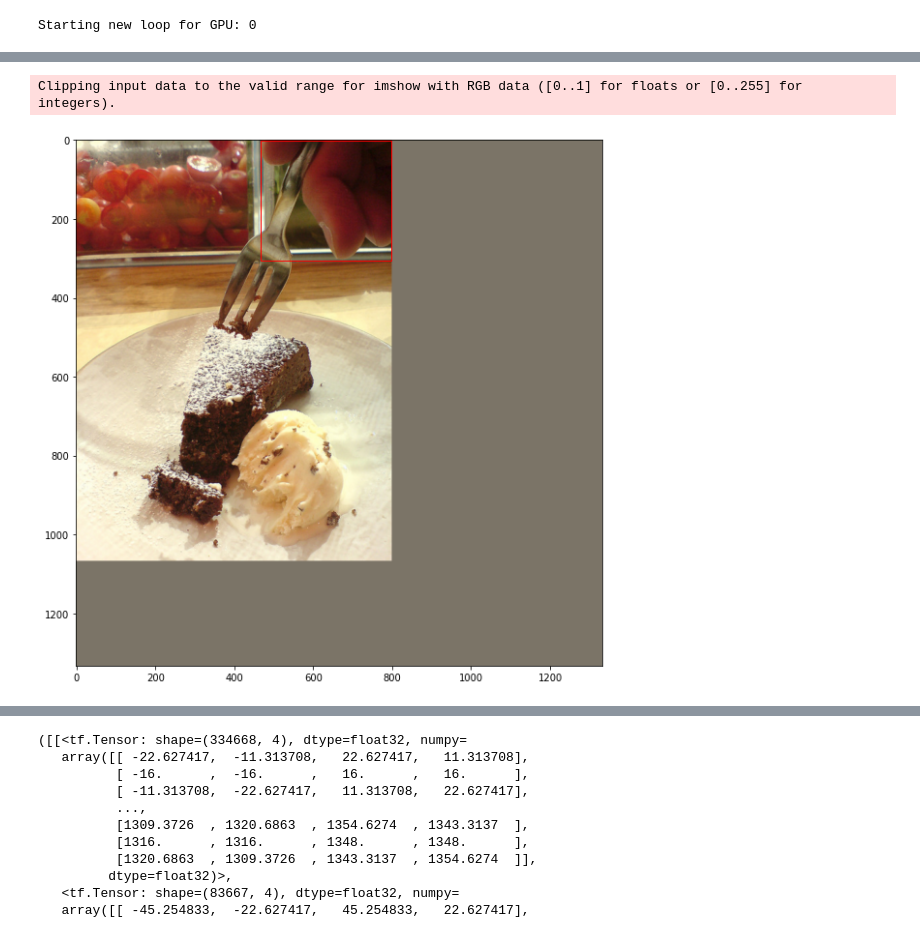
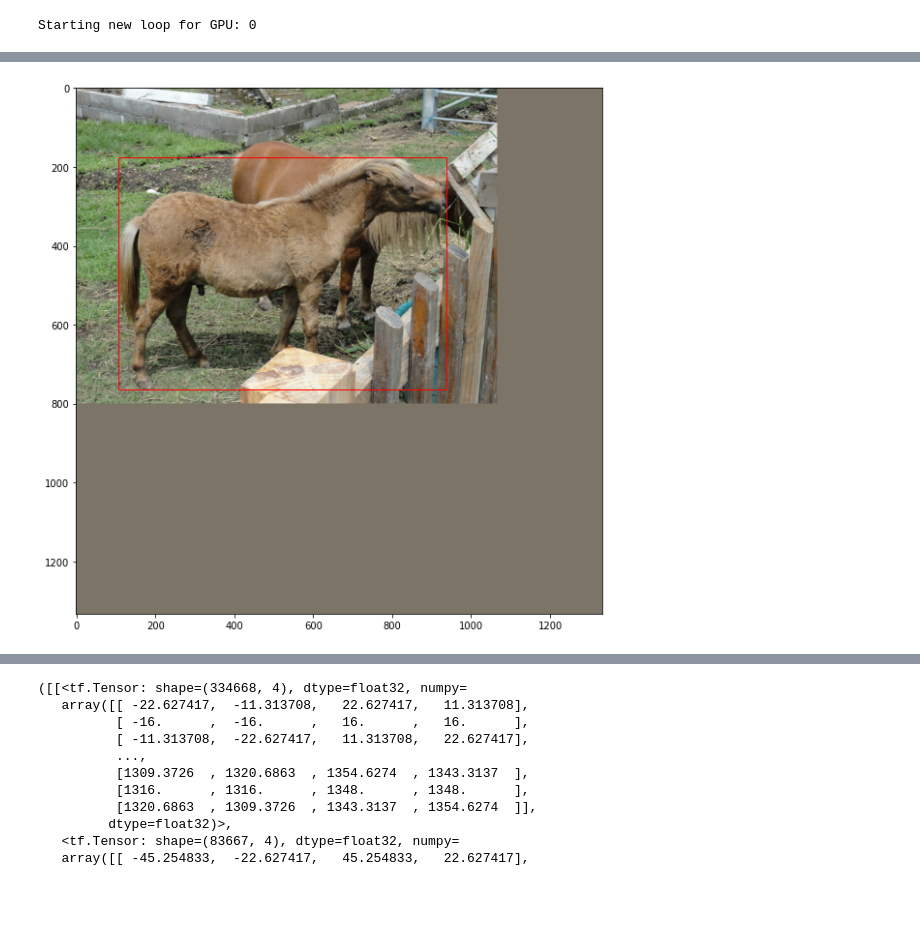
Before and after one commit to johnbensnyder/deep-learning-models, a Jupyter notebook: models/vision/detection/notebooks/debugging.ipynb, the cells around one changed output, grey strips where cells are left out. Saved outputs shown, nothing was run; the diff lists cells and outputs as text; code cells hidden in the pictures; blank space fills up the shorter version.

```diff
--- a/models/vision/detection/notebooks/debugging.ipynb
+++ b/models/vision/detection/notebooks/debugging.ipynb
@@ -74,0 +129,15 @@ backbone.layers[0].load_weights(cfg.model.backbone.weights_path)
+# %%
+opt = tfa.optimizers.SGDW(1e-4, 1e-2)
+opt = tf.keras.mixed_precision.experimental.LossScaleOptimizer(opt, loss_scale='dynamic')
+# %%
+@tf.function(experimental_relax_shapes=True)
+def train_step(inputs):
+    with tf.GradientTape() as tape:
+        loss = model(inputs,  training=True)
+        scaled_loss = opt.get_scaled_loss(loss)
+    scaled_grads = tape.gradient(scaled_loss, model.trainable_variables)
+    grads = opt.get_unscaled_gradients(scaled_grads)
+    opt.apply_gradients(zip(grads, model.trainable_variables))
+    return loss
+# %%
+train_step((imgs, img_metas, gt_bboxes, gt_labels))
@@ -90,0 +148,7 @@ anchors, valid_flags = rpn_head.get_anchors(feature_maps_sizes, img_metas)
+# %%
+progressbar = tqdm(range(50000))
+
+for i in progressbar:
+    imgs, img_metas, gt_bboxes, gt_labels = next(train_tdf_iter)
+    loss = train_step((imgs, img_metas, gt_bboxes, gt_labels))
+    progressbar.set_description("Loss: {}".format(loss.numpy()))
@@ -331,5 +167,4 @@ array([[7.3499994e+00, 3.5954999e+02, 4.9633331e+02, 6.2321661e+02],
 # %%
-show_box(imgs[0], preds[0])
+show_box(imgs[0], gt_bboxes[0][0])
 # %% [output]
-Clipping input data to the valid range for imshow with RGB data ([0..1] for floats or [0..255] for integers).
-[figure, old version]
+[figure, new version]
```
Also changed, not shown: parts of 36 cells of this notebook, 8 other files.
